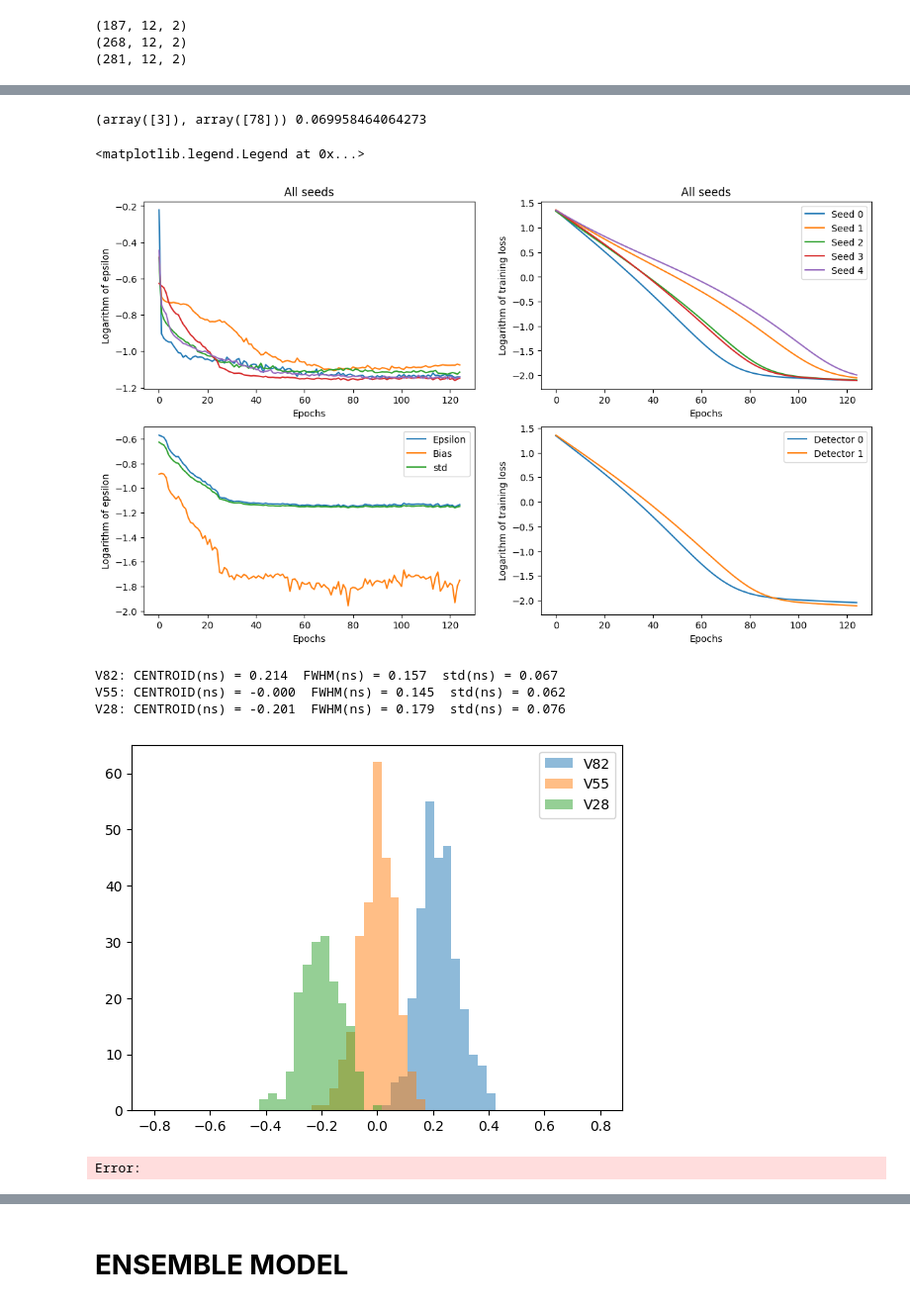
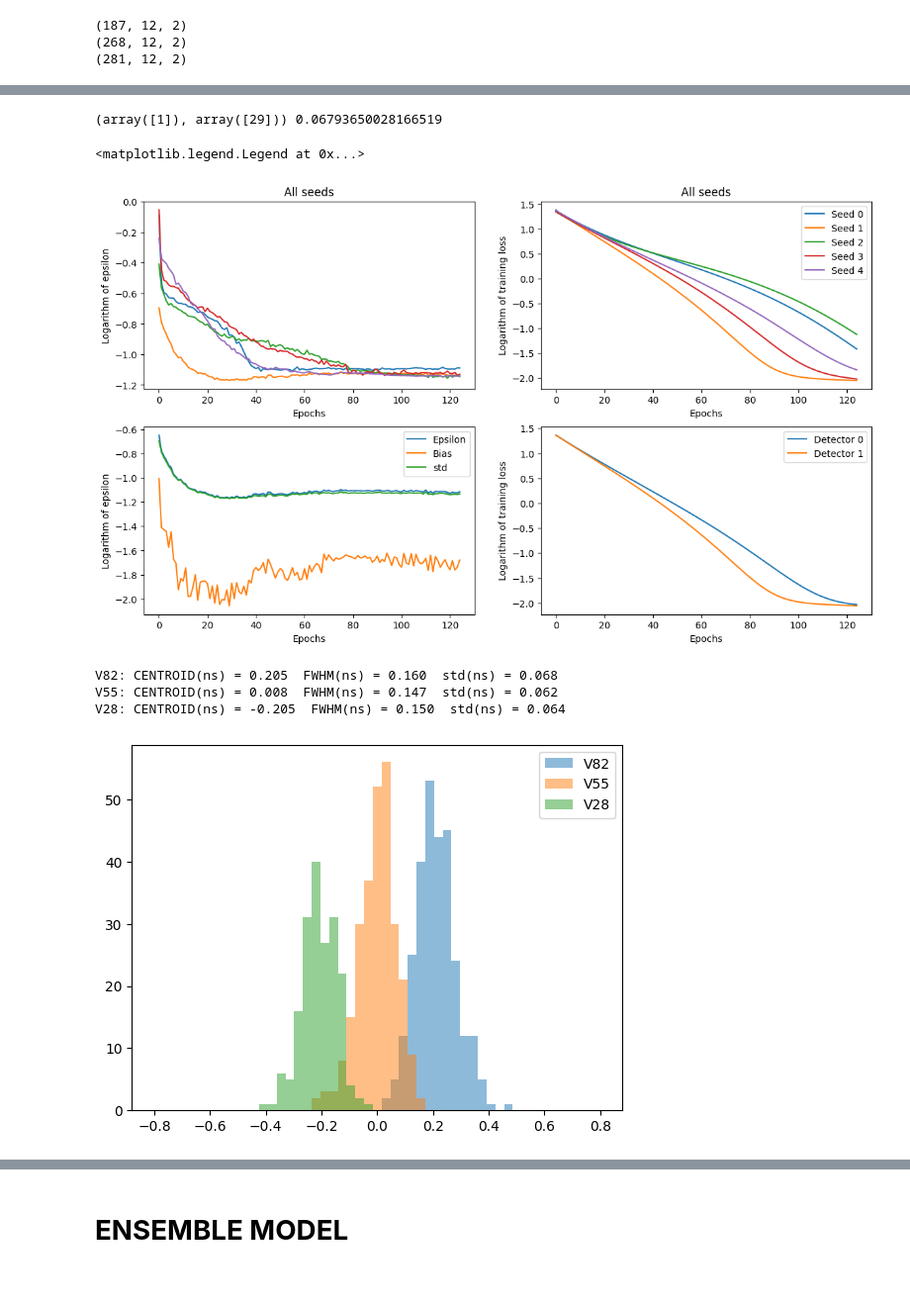
Before and after one commit to wjosefw/Signal-processing-with-Neural-networks, a Jupyter notebook: DEEP_TIMING_ONLY_REALS.ipynb, the cells around one changed output, grey strips where cells are left out. Shown at 99% size. Saved outputs shown, nothing was run; the diff lists cells and outputs as text; code cells hidden in the pictures.

Commit message:
Best result only reals 152 ps FWHM

```diff
--- a/DEEP_TIMING_ONLY_REALS.ipynb
+++ b/DEEP_TIMING_ONLY_REALS.ipynb
@@ -75,6 +71,8 @@ Text(0, 0.5, 'Voltage [A.U]')
 [figure]
 # %% [markdown]
 # **PREPROCESSING**
+# %%
+ajuste_grueso = 1 # 0 = YES , 1 = NO
 # %%
 #--------------------------------------------- Calculate mean pulses --------------------------------------------------------------
 mean_dec0 = get_mean_pulse_from_set(new_V55, channel = 0)
@@ -117,9 +116,12 @@ plt.legend()
 # %%
 #---------------------------------------------Create train set ----------------------------------------
-#trainX_dec0, REF_train_dec0 = create_and_delay_pulse_pair(moved_joined_dec0, new_time_step, delay_steps = 20, NOISE = True)
-#trainX_dec1, REF_train_dec1 = create_and_delay_pulse_pair(moved_joined_dec1, new_time_step, delay_steps = 20, NOISE = True)
-trainX_dec0, REF_train_dec0 = create_and_delay_pulse_pair(REALS[:,start:stop,0], new_time_step, delay_steps = 20, NOISE = True)
-trainX_dec1, REF_train_dec1 = create_and_delay_pulse_pair(REALS[:,start:stop,1], new_time_step, delay_steps = 20, NOISE = True)
+if ajuste_grueso == 0:
+    trainX_dec0, REF_train_dec0 = create_and_delay_pulse_pair(moved_joined_dec0, new_time_step, delay_steps = 20, NOISE = True)
+    trainX_dec1, REF_train_dec1 = create_and_delay_pulse_pair(moved_joined_dec1, new_time_step, delay_steps = 20, NOISE = True)
+
+if ajuste_grueso == 1:
+    trainX_dec0, REF_train_dec0 = create_and_delay_pulse_pair(REALS[:,start:stop,0], new_time_step, delay_steps = 20, NOISE = True)
+    trainX_dec1, REF_train_dec1 = create_and_delay_pulse_pair(REALS[:,start:stop,1], new_time_step, delay_steps = 20, NOISE = True)
 # %%
 plt.figure(figsize=(12,4))
 
@@ -177,8 +179,8 @@ plt.hist(M_Train_dec0[:,0,0], alpha = 0.5);
 # %% [markdown]
 # **FULL TOF**
 # %%
-REFERENCE_PULSE_dec0 = np.tile(new_V82[0,start:stop,0], (new_V82.shape[0],2,1)).swapaxes(1,2)
-REFERENCE_PULSE_dec1 = np.tile(new_V82[0,start:stop,1], (new_V82.shape[0],2,1)).swapaxes(1,2)
+REFERENCE_PULSE_dec0 = np.tile(mean_dec0[start:stop], (new_V82.shape[0],2,1)).swapaxes(1,2)
+REFERENCE_PULSE_dec1 = np.tile(mean_dec1[start:stop], (new_V82.shape[0],2,1)).swapaxes(1,2)
 
 M_REF_dec0 = momentos(REFERENCE_PULSE_dec0)
 M_REF_dec1 = momentos(REFERENCE_PULSE_dec1)
@@ -271,12 +273,12 @@ for i in range(num_semillas):
      loss_dec0.append(history_dec0.history['loss'][-1])
      loss_dec1.append(history_dec1.history['loss'][-1])
 
-     TOFN_dec0_REF_V82 = model_dec0.predict([M_V82_norm[:,:,0], M_REF_dec0[:M_V82_norm.shape[0],:,0]])
-     TOFN_dec1_REF_V82 = model_dec1.predict([M_V82_norm[:,:,1], M_REF_dec1[:M_V82_norm.shape[0],:,0]])
-     TOFN_dec0_REF_V55 = model_dec0.predict([M_V55_norm[:,:,0], M_REF_dec0[:M_V55_norm.shape[0],:,0]])
-     TOFN_dec1_REF_V55 = model_dec1.predict([M_V55_norm[:,:,1], M_REF_dec1[:M_V55_norm.shape[0],:,0]])
-     TOFN_dec0_REF_V28 = model_dec0.predict([M_V28_norm[:,:,0], M_REF_dec0[:M_V28_norm.shape[0],:,0]])
-     TOFN_dec1_REF_V28 = model_dec1.predict([M_V28_norm[:,:,1], M_REF_dec1[:M_V28_norm.shape[0],:,0]])
+     TOFN_dec0_REF_V82 = model_dec0.predict([M_V82[:,:,0], M_REF_dec0[:M_V82.shape[0],:,0]])
+     TOFN_dec1_REF_V82 = model_dec1.predict([M_V82[:,:,1], M_REF_dec1[:M_V82.shape[0],:,0]])
+     TOFN_dec0_REF_V55 = model_dec0.predict([M_V55[:,:,0], M_REF_dec0[:M_V55.shape[0],:,0]])
+     TOFN_dec1_REF_V55 = model_dec1.predict([M_V55[:,:,1], M_REF_dec1[:M_V55.shape[0],:,0]])
+     TOFN_dec0_REF_V28 = model_dec0.predict([M_V28[:,:,0], M_REF_dec0[:M_V28.shape[0],:,0]])
+     TOFN_dec1_REF_V28 = model_dec1.predict([M_V28[:,:,1], M_REF_dec1[:M_V28.shape[0],:,0]])
 
      TOFN_dec0_V28_epoch.append(TOFN_dec0_REF_V28)
      TOFN_dec1_V28_epoch.append(TOFN_dec1_REF_V28)
@@ -285,13 +287,15 @@ for i in range(num_semillas):
      TOFN_dec0_V82_epoch.append(TOFN_dec0_REF_V82)
      TOFN_dec1_V82_epoch.append(TOFN_dec1_REF_V82)
 
-     #TOFN_V28 = (np.squeeze(TOFN_dec0_REF_V28) - new_time_step*delays_dec0_V28) - (np.squeeze(TOFN_dec1_REF_V28) - new_time_step*delays_dec1_V28)
-     #TOFN_V55 = (np.squeeze(TOFN_dec0_REF_V55) - new_time_step*delays_dec0_V55) - (np.squeeze(TOFN_dec1_REF_V55) - new_time_step*delays_dec1_V55)
-     #TOFN_V82 = (np.squeeze(TOFN_dec0_REF_V82) - new_time_step*delays_dec0_V82) - (np.squeeze(TOFN_dec1_REF_V82) - new_time_step*delays_dec1_V82)
+     if ajuste_grueso == 0:
+      TOFN_V28 = (np.squeeze(TOFN_dec0_REF_V28) - new_time_step*delays_dec0_V28) - (np.squeeze(TOFN_dec1_REF_V28) - new_time_step*delays_dec1_V28)
+      TOFN_V55 = (np.squeeze(TOFN_dec0_REF_V55) - new_time_step*delays_dec0_V55) - (np.squeeze(TOFN_dec1_REF_V55) - new_time_step*delays_dec1_V55)
+      TOFN_V82 = (np.squeeze(TOFN_dec0_REF_V82) - new_time_step*delays_dec0_V82) - (np.squeeze(TOFN_dec1_REF_V82) - new_time_step*delays_dec1_V82)
 
-     TOFN_V28 = TOFN_dec0_REF_V28 - TOFN_dec1_REF_V28
-     TOFN_V55 = TOFN_dec0_REF_V55 - TOFN_dec1_REF_V55
-     TOFN_V82 = TOFN_dec0_REF_V82 - TOFN_dec1_REF_V82
+     if ajuste_grueso == 1:
+      TOFN_V28 = TOFN_dec0_REF_V28 - TOFN_dec1_REF_V28
+      TOFN_V55 = TOFN_dec0_REF_V55 - TOFN_dec1_REF_V55
+      TOFN_V82 = TOFN_dec0_REF_V82 - TOFN_dec1_REF_V82
 
 
      TOFN_V28_epoch.append(TOFN_V28)
@@ -375,7 +379,7 @@ training_loss_dec1 = np.array(training_loss_dec1, dtype = 'float64')
 
 
 print(np.where(epsilon == np.min(epsilon)), np.min(epsilon))
-index = 3
+index = 1
 plt.figure(figsize=(14,8))
 
 plt.subplot(2,2,1)
@@ -387,37 +391,37 @@ plt.xlabel('Epochs')
 plt.title('All seeds')
 
 plt.subplot(2,2,2)
 for i in range(training_loss_dec0.shape[0]):
   label = 'Seed' + ' ' + str(i)
   #plt.plot(np.log10(training_loss_dec0[i,:]), label = label)
   plt.plot(np.log10(training_loss_dec1[i,:]), label = label)
 plt.legend()
 plt.ylabel('Logarithm of training loss')
 plt.xlabel('Epochs')
 plt.title('All seeds')
 
 
 plt.subplot(2,2,3)
 plt.plot(np.log10(epsilon[index,:]), label = 'Epsilon')
 plt.plot(np.log10(bias[index,:]), label = 'Bias')
 plt.plot(np.log10(std[index,:]), label = 'std')
 plt.legend()
 plt.ylabel('Logarithm of epsilon')
 plt.xlabel('Epochs')
 
 plt.subplot(2,2,4)
 plt.plot(np.log10(training_loss_dec0[index,:]), label = 'Detector 0')
 plt.plot(np.log10(training_loss_dec1[index,:]), label = 'Detector 1')
 plt.ylabel('Logarithm of training loss')
 plt.xlabel('Epochs')
 
 plt.legend()
 # %% [output]
-(array([3]), array([78])) 0.069958464064273
+(array([1]), array([29])) 0.06793650028166519
 <matplotlib.legend.Legend at 0x...>
-[figure, old version]
+[figure, new version]
 # %%
-epoch = 78
+epoch = 29
 #------------------------------------------- Histogram and gaussian fit -----------------------------------------------
 nbins = 51
 histogN_V82, binsN, patchesN  = plt.hist(TOFN_V82_array[index,epoch,:] - np.mean(TOFN_V55_array[index,epoch,:]), bins = nbins, range = [-0.8,0.8], alpha = 0.5, label = 'V82');
@@ -444,8 +448,7 @@ print("V82: CENTROID(ns) = %.3f  FWHM(ns) = %.3f  std(ns) = %.3f" % (x0N_V82, FW
 print("V55: CENTROID(ns) = %.3f  FWHM(ns) = %.3f  std(ns) = %.3f" % (x0N_V55, FWHMN_V55, sigmaN_V55))
 print("V28: CENTROID(ns) = %.3f  FWHM(ns) = %.3f  std(ns) = %.3f" % (x0N_V28, FWHMN_V28, sigmaN_V28))
 # %% [output]
-V82: CENTROID(ns) = 0.214  FWHM(ns) = 0.157  std(ns) = 0.067
-V55: CENTROID(ns) = -0.000  FWHM(ns) = 0.145  std(ns) = 0.062
-V28: CENTROID(ns) = -0.201  FWHM(ns) = 0.179  std(ns) = 0.076
+V82: CENTROID(ns) = 0.205  FWHM(ns) = 0.160  std(ns) = 0.068
+V55: CENTROID(ns) = 0.008  FWHM(ns) = 0.147  std(ns) = 0.062
+V28: CENTROID(ns) = -0.205  FWHM(ns) = 0.150  std(ns) = 0.064
-[figure, old version]
+[figure, new version]
-Error:
```
Also changed, not shown: parts of 16 cells of this notebook.
